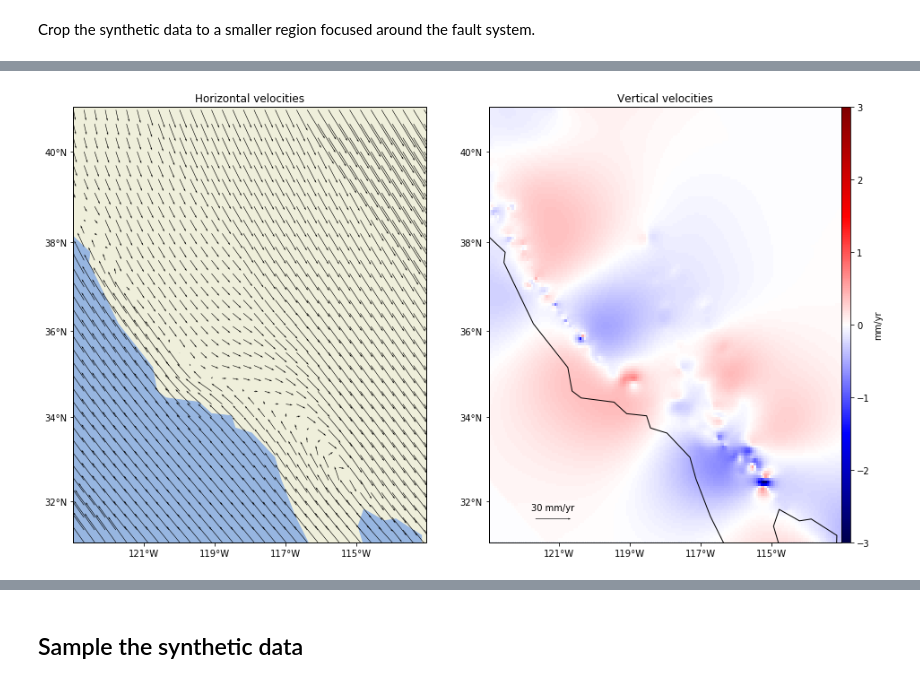
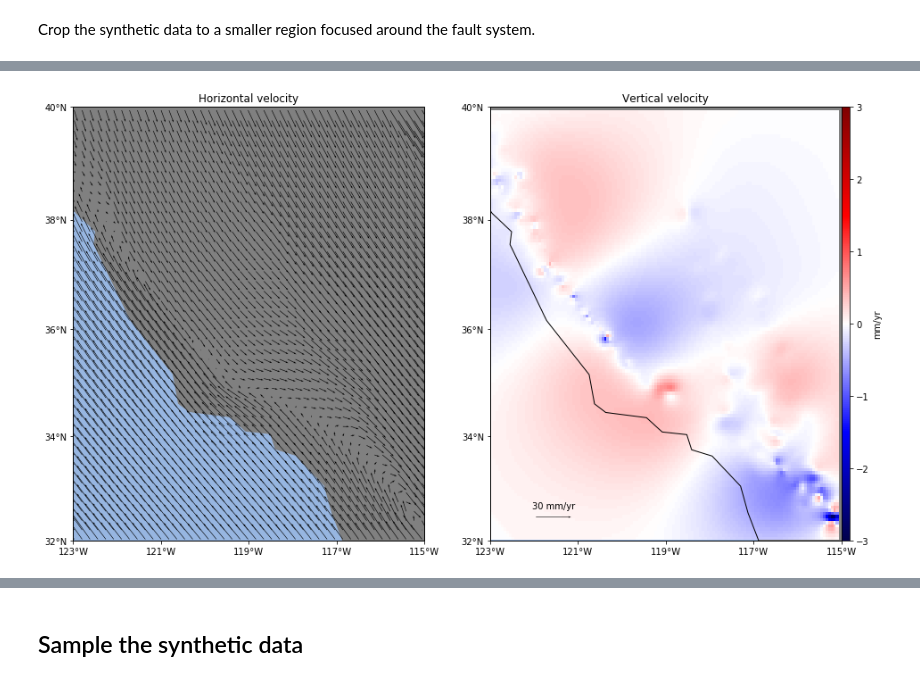
Before and after one commit to leouieda/aogs2018-gps, a Jupyter notebook: code/notebooks/synthetic.ipynb, the cells around one changed output, grey strips where cells are left out. Drawn from its saved outputs; the diff is of its cells as text; code cells hidden in the pictures.

```diff
--- a/code/notebooks/synthetic.ipynb
+++ b/code/notebooks/synthetic.ipynb
@@ -44,0 +20,5 @@ Extract a region for the data and setup a map projection.
+# %%
+data = xr.open_dataset('../../data/synthetic-san-andreas-2017.nc')
+region = [-123, -115, 32, 40]
+data = data.sel(longitude=slice(*region[:2]), latitude=slice(*region[2:]))
+data
@@ -45,5 +37,2 @@ Extract a region for the data and setup a map projection.
 # %%
 proj = pyproj.Proj(proj='merc', lat_ts=data.latitude.mean())
-crs = ccrs.PlateCarree()
-region = vd.get_region((data.longitude.values, data.latitude.values))
-print(region)
@@ -65,23 +39,51 @@ def setup_map(ax, title):
 # %%
-fig, axes = plt.subplots(1, 2, figsize=(14, 7.5),
-                         subplot_kw=dict(projection=ccrs.Mercator()))
-crs = ccrs.PlateCarree()
-# Plot the observed data and the residuals
-ax = axes[0]
-every = 5
-tmp = ax.quiver(data.longitude.values[::every], data.latitude.values[::every],
-                data.east_velocity.values[::every, ::every], data.north_velocity.values[::every, ::every],
-                scale=300, transform=crs, width=0.0015, label="Velocities")
-setup_map(ax, 'Horizontal velocities')
-# Plot the gridded data and the residuals
-ax = axes[1]
-pc = ax.pcolormesh(data.longitude, data.latitude, data.up_velocity, cmap='seismic', vmin=-3, vmax=3,
-                   transform=crs)
-plt.colorbar(pc, ax=ax, pad=0, aspect=50).set_label('mm/yr')
-setup_map(ax, 'Vertical velocities')
-ax.coastlines()
-ax.quiverkey(tmp, 0.60, 0.10, 30, label='30 mm/yr', coordinates='figure')
-
-plt.tight_layout(w_pad=0)
+def plot_data(data, every=3):
+    """
+    Plot the 3 data components in 2 maps.
+    """
+    fig, axes = plt.subplots(1, 2, figsize=(14, 7.5),
+                             subplot_kw=dict(projection=ccrs.Mercator()))
+    crs = ccrs.PlateCarree()
+    # Plot the horizontal components
+    ax = axes[0]
+    if data.east_velocity.ndim == 1:
+        east = data.east_velocity.values[::every]
+        north = data.north_velocity.values[::every]
+    else:
+        east = data.east_velocity.values[::every, ::every]
+        north = data.north_velocity.values[::every, ::every]
+    tmp = ax.quiver(data.longitude.values[::every],
+                    data.latitude.values[::every],
+                    east, north, scale=300, width=0.0015,
+                    transform=crs)
+    ax.set_title('Horizontal velocity')
+    # Plot the vertical component
+    ax = axes[1]
+    if data.up_velocity.ndim == 1:
+        pc = ax.scatter(data.longitude, data.latitude,
+                        c=data.up_velocity, s=10, cmap='seismic',
+                        vmin=-3, vmax=3, transform=crs)
+    else:
+        pc = ax.pcolormesh(data.longitude, data.latitude, data.up_velocity,
+                           cmap='seismic', vmin=-3, vmax=3,
+                           transform=crs)
+        ax.coastlines()
+    plt.colorbar(pc, ax=ax, pad=0, aspect=50).set_label('mm/yr')
+    ax.set_title('Vertical velocity')
+    ax.quiverkey(tmp, 0.60, 0.10, 30, label='30 mm/yr', coordinates='figure')
+    # Setup the axis labels and ticks
+    for ax in axes:
+        # Setup the map ticks
+        ax.set_xticks(np.arange(-123, -113, 2), crs=crs)
+        ax.set_yticks(np.arange(32, 42, 2), crs=crs)
+        ax.xaxis.set_major_formatter(LongitudeFormatter())
+        ax.yaxis.set_major_formatter(LatitudeFormatter())
+        ax.add_feature(cfeature.LAND, facecolor='gray')
+        ax.add_feature(cfeature.OCEAN)
+        ax.set_extent(region, crs=crs)
+    plt.tight_layout(w_pad=0)
+    return fig, axes
-# %% [output]
-[figure, removed]
+# %%
+fig, axes = plot_data(data)
+# %% [output]
+[figure, added]
```
Also changed, not shown: parts of 38 cells of this notebook, 1 other file.
